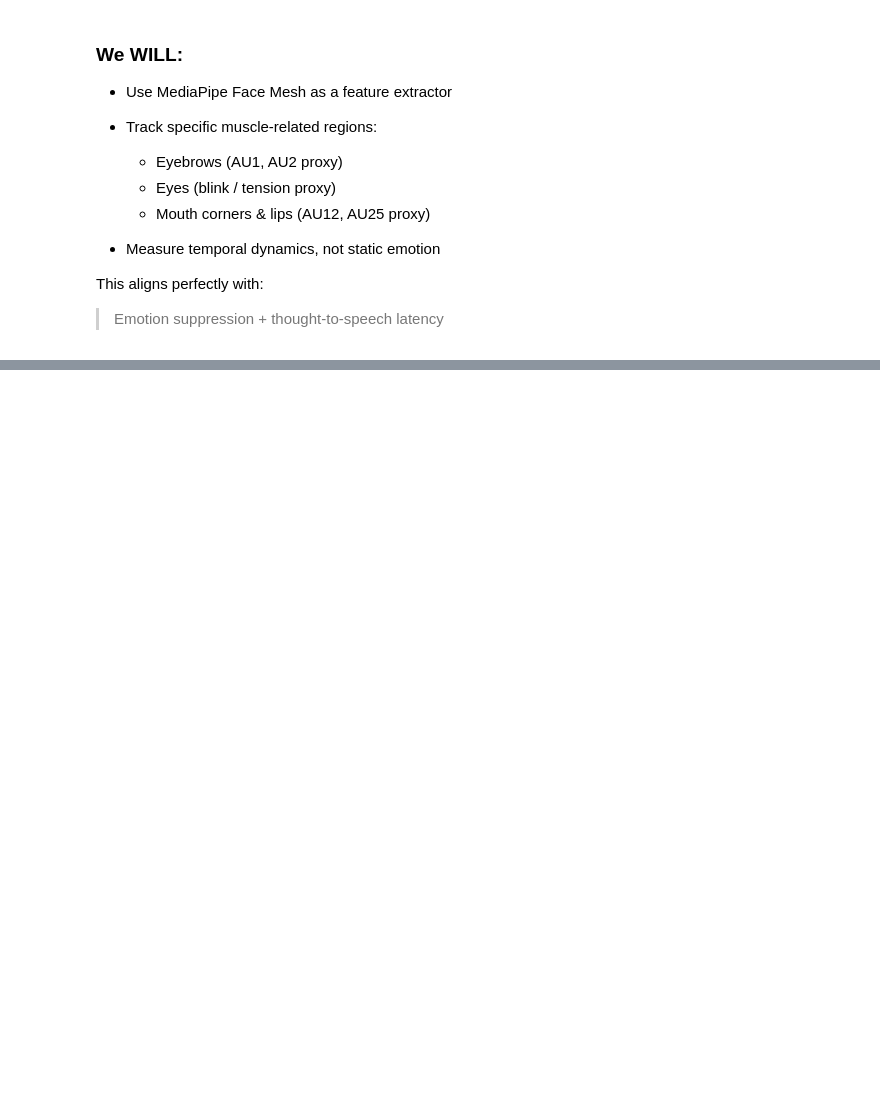
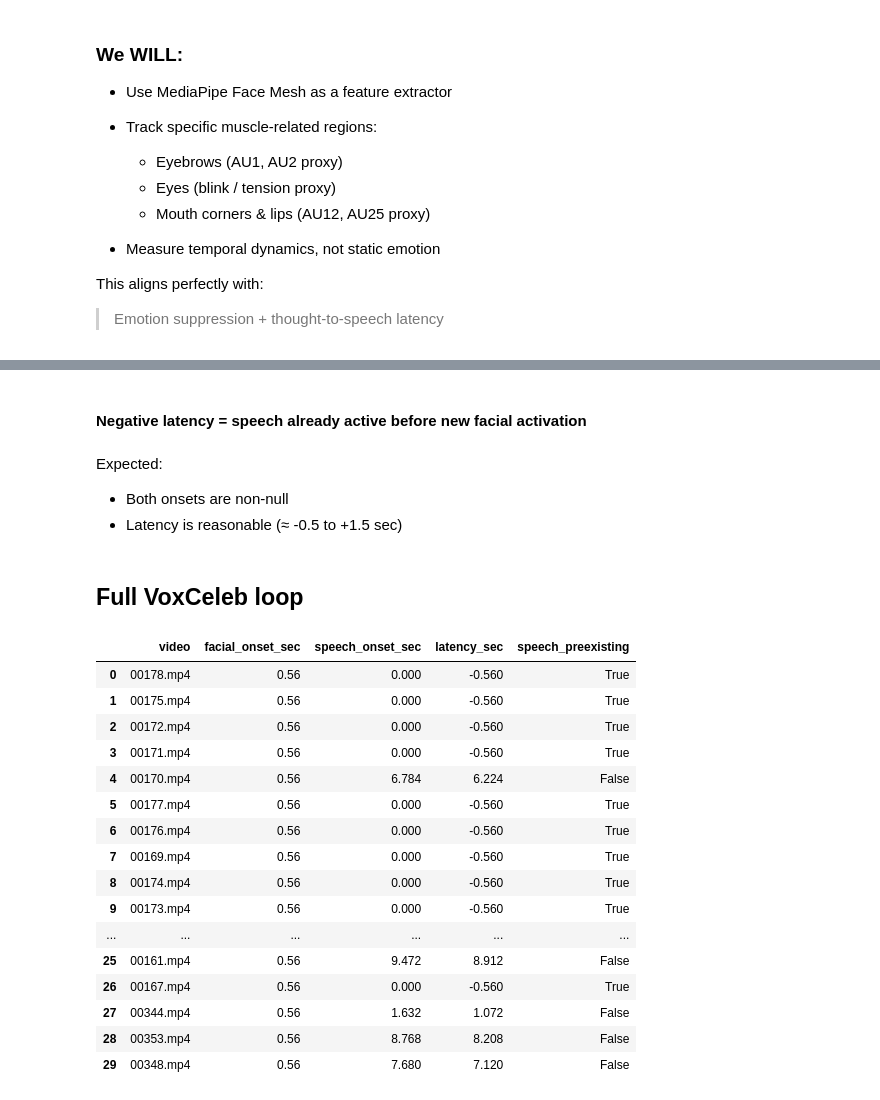
Before and after one commit to ChelsaMJ/Vision-Based-Detection-of-Emotion-Suppression-Using-Facial-Motor-Dynamics, a Jupyter notebook: 03_audio_visual_latency_voxceleb.ipynb, the cells around one changed output, grey strips where cells are left out. Cells and saved outputs as stored; diff of their text form; code cells hidden in the pictures; blank space fills up the shorter version.

```diff
--- a/03_audio_visual_latency_voxceleb.ipynb
+++ b/03_audio_visual_latency_voxceleb.ipynb
@@ -159,0 +266,56 @@ print(dir(mp))
+# %% [markdown]
+#### Negative latency = speech already active before new facial activation
+# %% [markdown]
+Expected:
+  - Both onsets are non-null
+  - Latency is reasonable (≈ -0.5 to +1.5 sec)
+# %% [markdown]
+## Full VoxCeleb loop
+# %%
+video_files = glob.glob(VIDEO_BASE + "/**/*.mp4", recursive=True)
+video_files = video_files[:30]
+
+records = []
+
+for vpath in video_files:
+    apath = match_audio(vpath)
+    if not os.path.exists(apath):
+        continue
+
+    face_onset = detect_facial_onset(vpath)
+    speech_onset = detect_speech_onset(apath)
+
+    speech_started_before = (speech_onset == 0.0)
+
+    if face_onset is None or speech_onset is None:
+        continue
+
+    records.append({
+        "video": os.path.basename(vpath),
+        "facial_onset_sec": face_onset,
+        "speech_onset_sec": speech_onset,
+        "latency_sec": speech_onset - face_onset,
+        "speech_preexisting": speech_started_before
+        })
+
+
+df = pd.DataFrame(records)
+df
+# %% [output]
+|  | video | facial_onset_sec | speech_onset_sec | latency_sec | speech_preexisting |
+| 0 | 00178.mp4 | 0.56 | 0.000 | -0.560 | True |
+| 1 | 00175.mp4 | 0.56 | 0.000 | -0.560 | True |
+| 2 | 00172.mp4 | 0.56 | 0.000 | -0.560 | True |
+| 3 | 00171.mp4 | 0.56 | 0.000 | -0.560 | True |
+| 4 | 00170.mp4 | 0.56 | 6.784 | 6.224 | False |
+| 5 | 00177.mp4 | 0.56 | 0.000 | -0.560 | True |
+| 6 | 00176.mp4 | 0.56 | 0.000 | -0.560 | True |
+| 7 | 00169.mp4 | 0.56 | 0.000 | -0.560 | True |
+| 8 | 00174.mp4 | 0.56 | 0.000 | -0.560 | True |
+| 9 | 00173.mp4 | 0.56 | 0.000 | -0.560 | True |
+| ... | ... | ... | ... | ... | ... |
+| 25 | 00161.mp4 | 0.56 | 9.472 | 8.912 | False |
+| 26 | 00167.mp4 | 0.56 | 0.000 | -0.560 | True |
+| 27 | 00344.mp4 | 0.56 | 1.632 | 1.072 | False |
+| 28 | 00353.mp4 | 0.56 | 8.768 | 8.208 | False |
+| 29 | 00348.mp4 | 0.56 | 7.680 | 7.120 | False |
```
Also changed, not shown: parts of 20 cells of this notebook.
